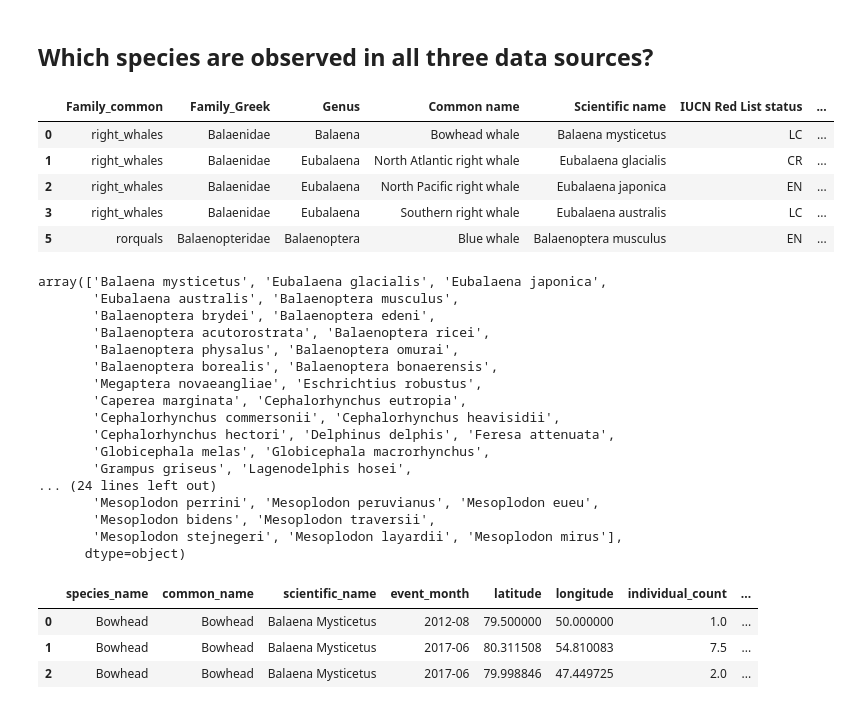
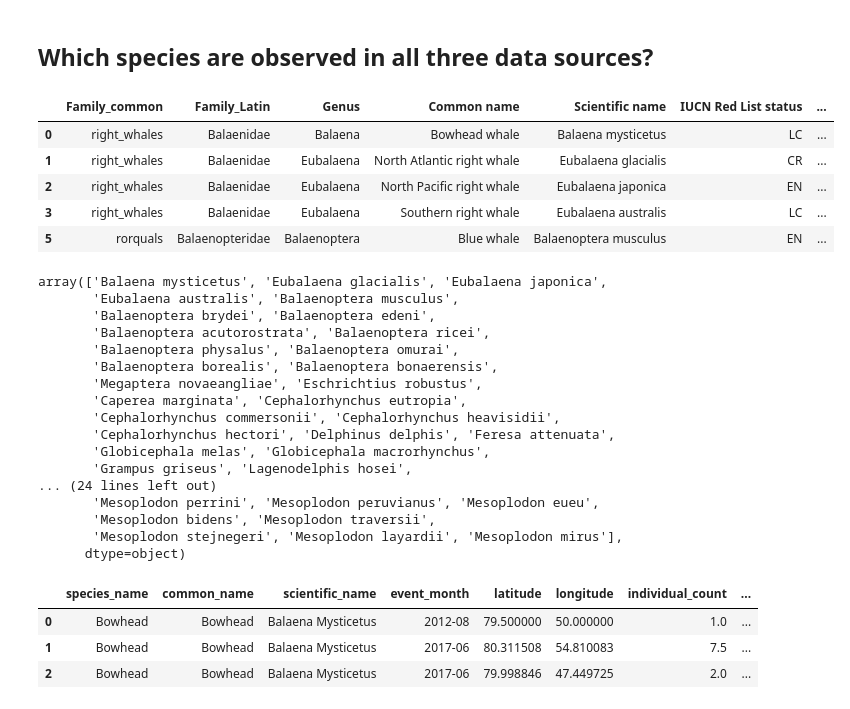
Before and after one commit to eglantine-vialaneix/WhereWereWhalesLFS, a Jupyter notebook: data_exploration.ipynb, the cells around one changed output. Drawn from its saved outputs; the diff is of its cells as text; code cells hidden in the pictures.

```diff
--- a/data_exploration.ipynb
+++ b/data_exploration.ipynb
@@ -40,35 +40,35 @@ for i, wiki_table in enumerate(html_tables):
                 elif col.find('b') is not None:
                     info = col.find('b').get_text(strip=True)
                 else:
                     info = col.get_text(strip=True)
                 info_row.append(info)
             row_info = [family_name, genus_name] + info_row
             all_rows.append(row_info)
 
 first_table = html_tables[0].find_all("tr")
 wiki_df = pd.DataFrame(all_rows, columns=['Family', 'Genus'] + [th.get_text(strip=True) for th in first_table[1].find_all("th")])
 
 names = wiki_df.Family
 
 family_latin = []
 family_common = []
 
 for name in names:
     result = re.search('Family_(.*):_', name)
     family_latin.append(result.group(1))
     result = re.search(':_(.*)', name)
     family_common.append(result.group(1))
 
 wiki_df.drop(columns='Family', inplace=True)
-wiki_df.insert(loc=0, column='Family_Greek', value=family_latin)
+wiki_df.insert(loc=0, column='Family_Latin', value=family_latin)
 wiki_df.insert(loc=0, column='Family_common', value=family_common)
 
 wiki_df = wiki_df.dropna()
 
 display(wiki_df.head(5))
 wiki_df['Scientific name'].unique()
 # %% [output]
-|  | Family_common | Family_Greek | Genus | Common name | Scientific name | IUCN Red List status | ... |
+|  | Family_common | Family_Latin | Genus | Common name | Scientific name | IUCN Red List status | ... |
 | 0 | right_whales | Balaenidae | Balaena | Bowhead whale | Balaena mysticetus | LC | ... |
 | 1 | right_whales | Balaenidae | Eubalaena | North Atlantic right whale | Eubalaena glacialis | CR | ... |
 | 2 | right_whales | Balaenidae | Eubalaena | North Pacific right whale | Eubalaena japonica | EN | ... |
```
Also changed, not shown: parts of 10 cells of this notebook, 3 other files.
